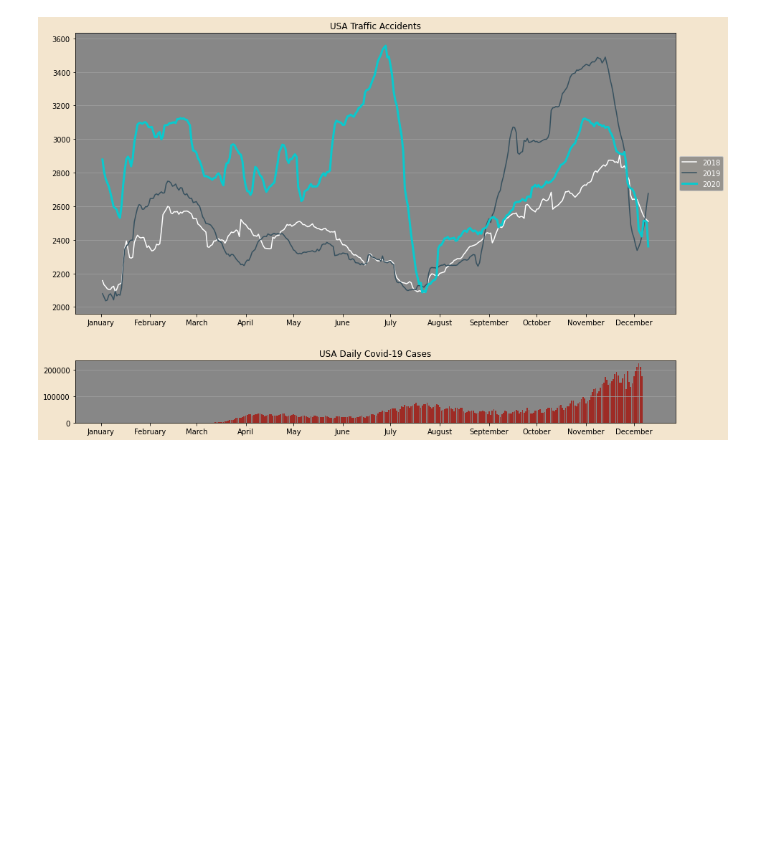
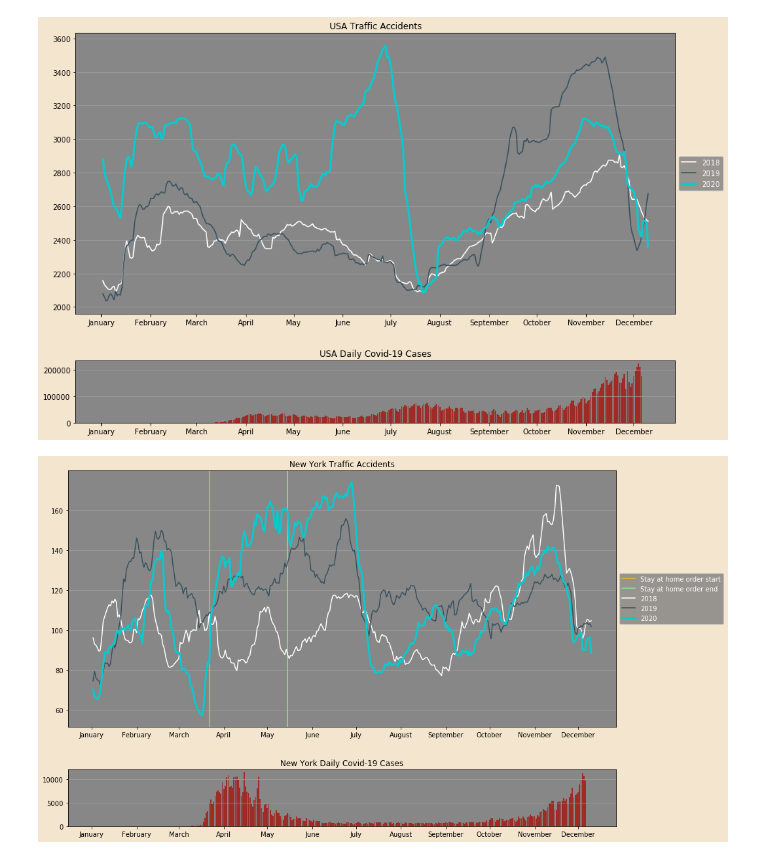
Before and after one commit to nesattorney/BED2056-project, a Jupyter notebook: project.ipynb, the cells around one changed output. Drawn from its saved outputs; the diff is of its cells as text; code cells hidden in the pictures; blank space fills up the shorter version.

```diff
--- a/project.ipynb
+++ b/project.ipynb
@@ -319,2 +315,7 @@ plot_covid_country_bar(21)
 # %% [output]
 [figure]
+# %%
+plot_covid_country_bar(21)
+plot_covid_state_bar('New York', 21)
+# %% [output]
+[figure, added]
```
Also changed, not shown: parts of 2 cells of this notebook, 53 other files.
